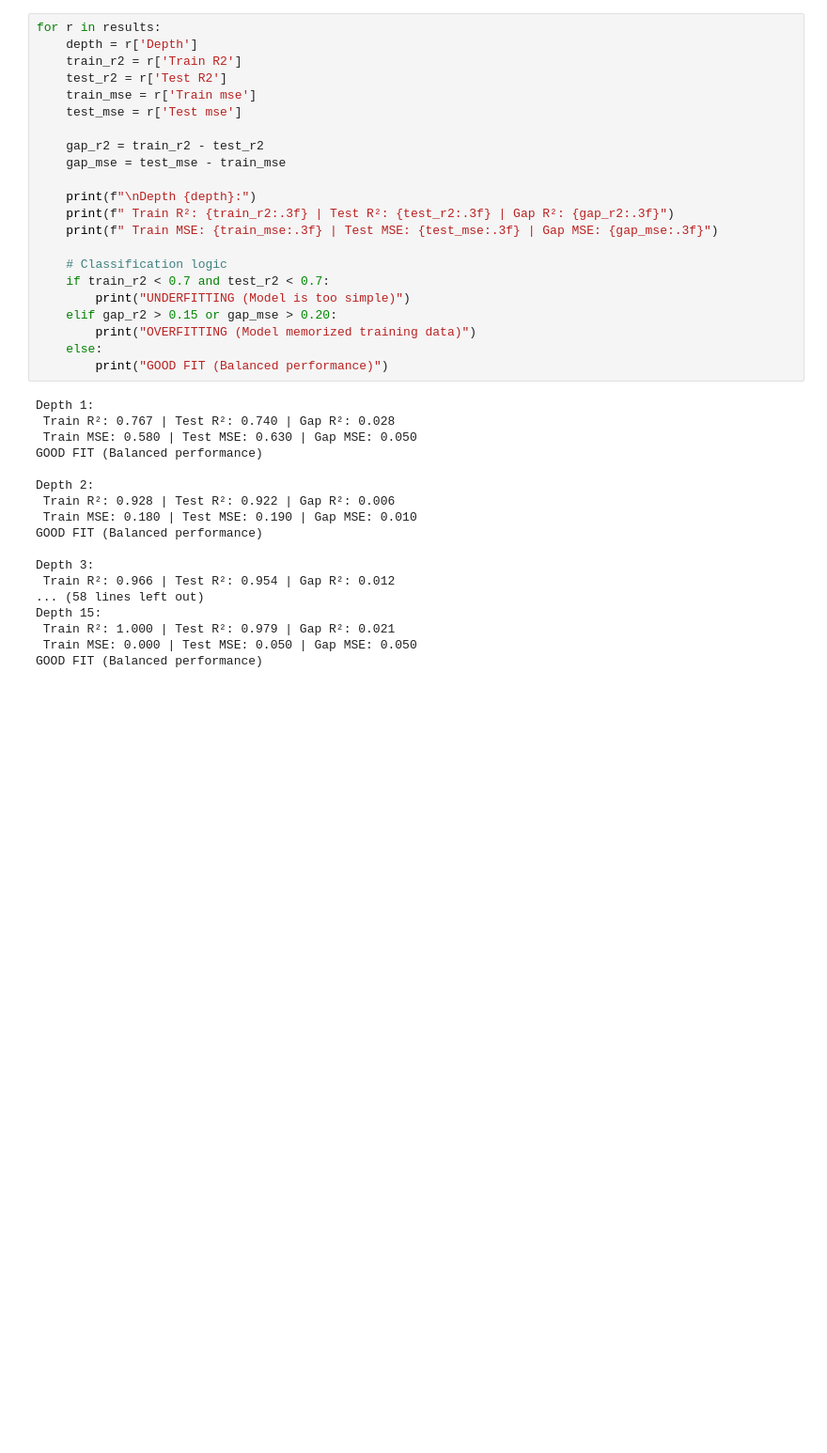
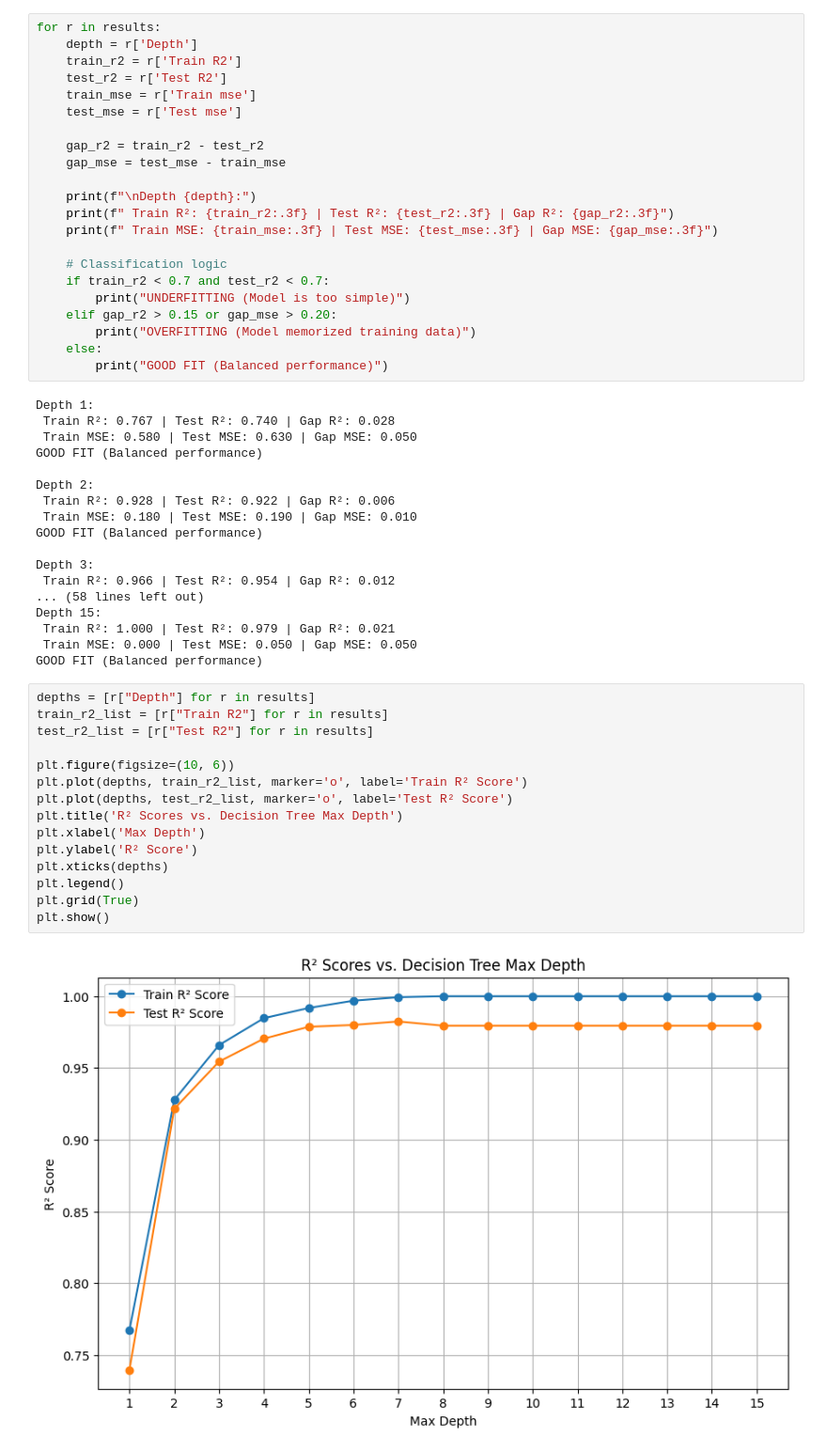
Before and after one commit to pasindu-piyumal/Student_Social_Media_Addiction, a Jupyter notebook: predict_student_social_media_addiction.ipynb, the cells around one changed output. Shown at 94% size. Saved outputs shown, nothing was run; the diff lists cells and outputs as text; blank space fills up the shorter version.

Commit message:
plot r2 score based on depth

```diff
--- a/predict_student_social_media_addiction.ipynb
+++ b/predict_student_social_media_addiction.ipynb
@@ -714,3 +714,20 @@ Depth 15:
  Train R²: 1.000 | Test R²: 0.979 | Gap R²: 0.021
  Train MSE: 0.000 | Test MSE: 0.050 | Gap MSE: 0.050
 GOOD FIT (Balanced performance)
+# %%
+depths = [r["Depth"] for r in results]
+train_r2_list = [r["Train R2"] for r in results]
+test_r2_list = [r["Test R2"] for r in results]
+
+plt.figure(figsize=(10, 6))
+plt.plot(depths, train_r2_list, marker='o', label='Train R² Score')
+plt.plot(depths, test_r2_list, marker='o', label='Test R² Score')
+plt.title('R² Scores vs. Decision Tree Max Depth')
+plt.xlabel('Max Depth')
+plt.ylabel('R² Score')
+plt.xticks(depths)
+plt.legend()
+plt.grid(True)
+plt.show()
+# %% [output]
+[figure, added]
```
